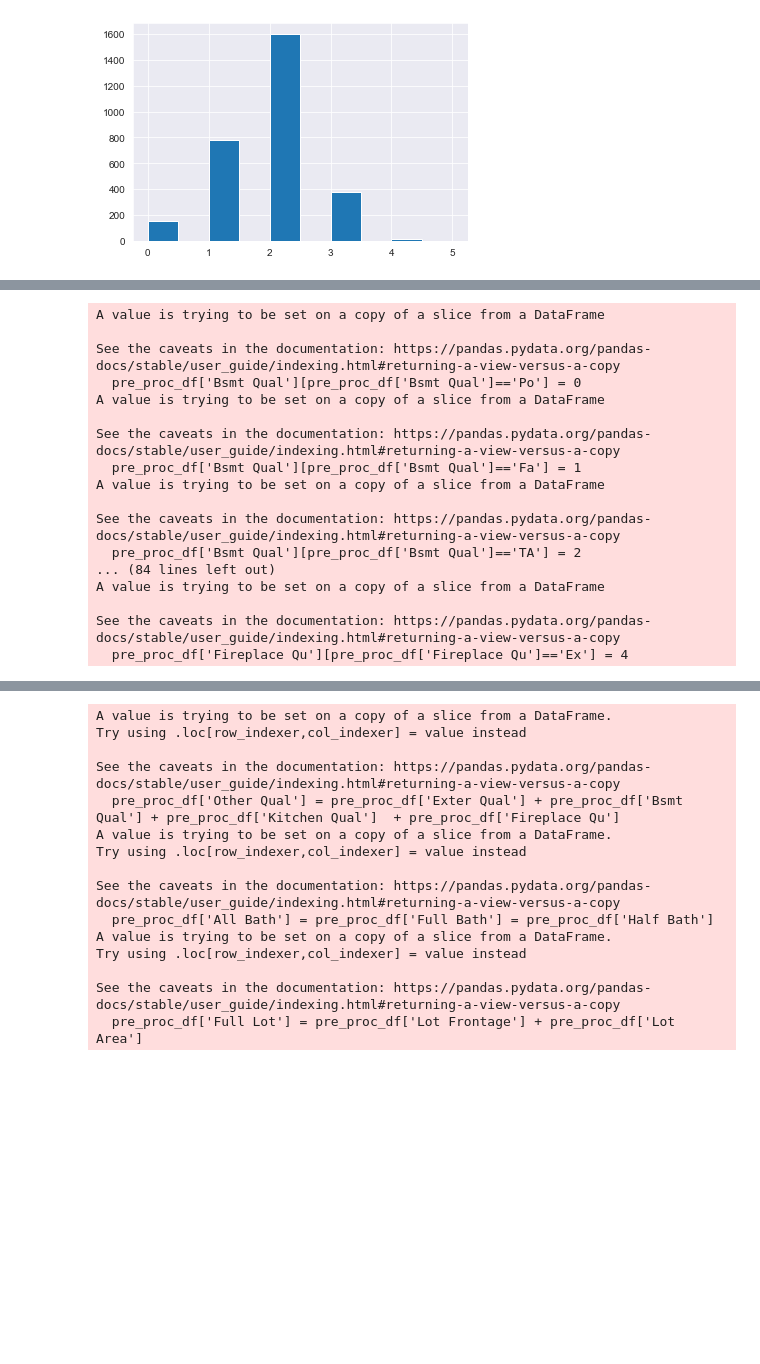
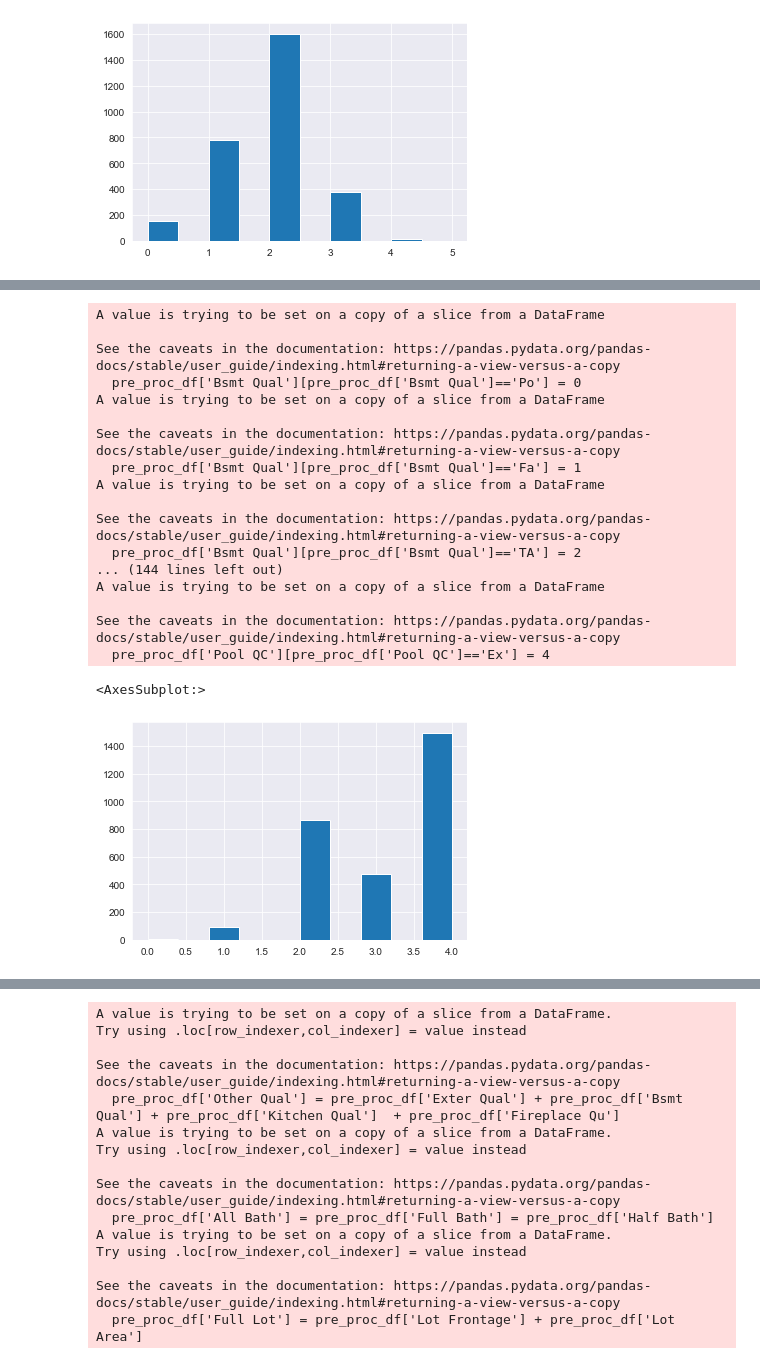
Before and after one commit to Flockyy/Projet_E2_P2, a Jupyter notebook: E2_analysis.ipynb, the cells around one changed output, grey strips where cells are left out. Saved outputs shown, nothing was run; the diff lists cells and outputs as text; code cells hidden in the pictures; blank space fills up the shorter version.

```diff
--- a/E2_analysis.ipynb
+++ b/E2_analysis.ipynb
@@ -232,6 +231,24 @@ pre_proc_df['Fireplace Qu'][pre_proc_df['Fireplace Qu']=='Gd'] = 3
 pre_proc_df['Fireplace Qu'][pre_proc_df['Fireplace Qu']=='Fa'] = 1
 pre_proc_df['Fireplace Qu'][pre_proc_df['Fireplace Qu']=='Ex'] = 4
 
+pre_proc_df['Heating QC'][pre_proc_df['Heating QC']=='Po'] = 0
+pre_proc_df['Heating QC'][pre_proc_df['Heating QC']=='TA'] = 2
+pre_proc_df['Heating QC'][pre_proc_df['Heating QC']=='Gd'] = 3
+pre_proc_df['Heating QC'][pre_proc_df['Heating QC']=='Fa'] = 1
+pre_proc_df['Heating QC'][pre_proc_df['Heating QC']=='Ex'] = 4
+
+pre_proc_df['Heating QC'][pre_proc_df['Heating QC']=='Po'] = 0
+pre_proc_df['Heating QC'][pre_proc_df['Heating QC']=='TA'] = 2
+pre_proc_df['Heating QC'][pre_proc_df['Heating QC']=='Gd'] = 3
+pre_proc_df['Heating QC'][pre_proc_df['Heating QC']=='Fa'] = 1
+pre_proc_df['Heating QC'][pre_proc_df['Heating QC']=='Ex'] = 4
+
+pre_proc_df['Pool QC'][pre_proc_df['Pool QC']== np.nan] = 0
+pre_proc_df['Pool QC'][pre_proc_df['Pool QC']=='TA'] = 2
+pre_proc_df['Pool QC'][pre_proc_df['Pool QC']=='Gd'] = 3
+pre_proc_df['Pool QC'][pre_proc_df['Pool QC']=='Fa'] = 1
+pre_proc_df['Pool QC'][pre_proc_df['Pool QC']=='Ex'] = 4
+
 # ['Po', 'Fa','TA', 'Gd','Ex']
 # %% [output]
 A value is trying to be set on a copy of a slice from a DataFrame
@@ -246,10 +263,15 @@ A value is trying to be set on a copy of a slice from a DataFrame
 
 See the caveats in the documentation: https://pandas.pydata.org/pandas-docs/stable/user_guide/indexing.html#returning-a-view-versus-a-copy
   pre_proc_df['Bsmt Qual'][pre_proc_df['Bsmt Qual']=='TA'] = 2
-... (84 lines left out)
+... (144 lines left out)
 A value is trying to be set on a copy of a slice from a DataFrame
 
 See the caveats in the documentation: https://pandas.pydata.org/pandas-docs/stable/user_guide/indexing.html#returning-a-view-versus-a-copy
-  pre_proc_df['Fireplace Qu'][pre_proc_df['Fireplace Qu']=='Ex'] = 4
+  pre_proc_df['Pool QC'][pre_proc_df['Pool QC']=='Ex'] = 4
 # %%
 # Tot rms + bathrooms
+# %%
+pre_proc_df['Heating QC'].hist()
+# %% [output]
+<AxesSubplot:>
+[figure, added]
```
Also changed, not shown: parts of 41 cells of this notebook.
